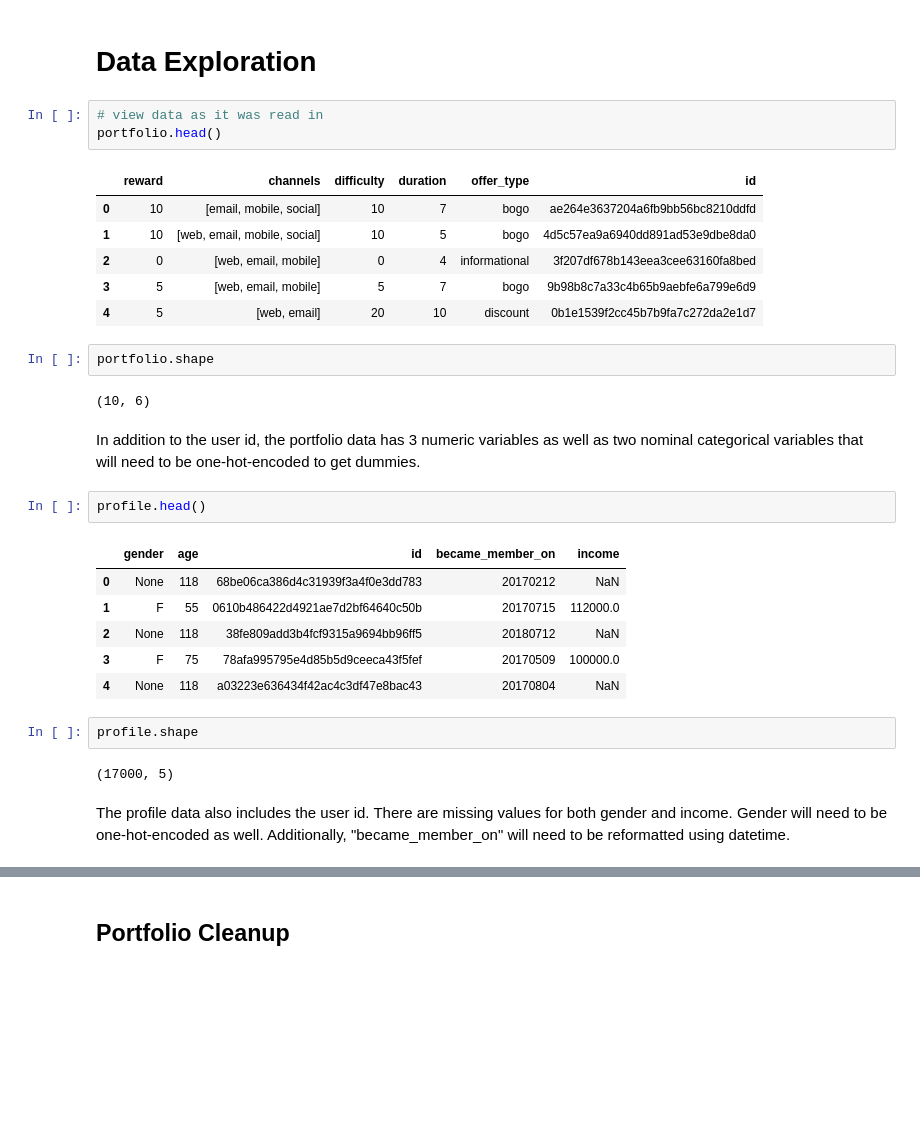
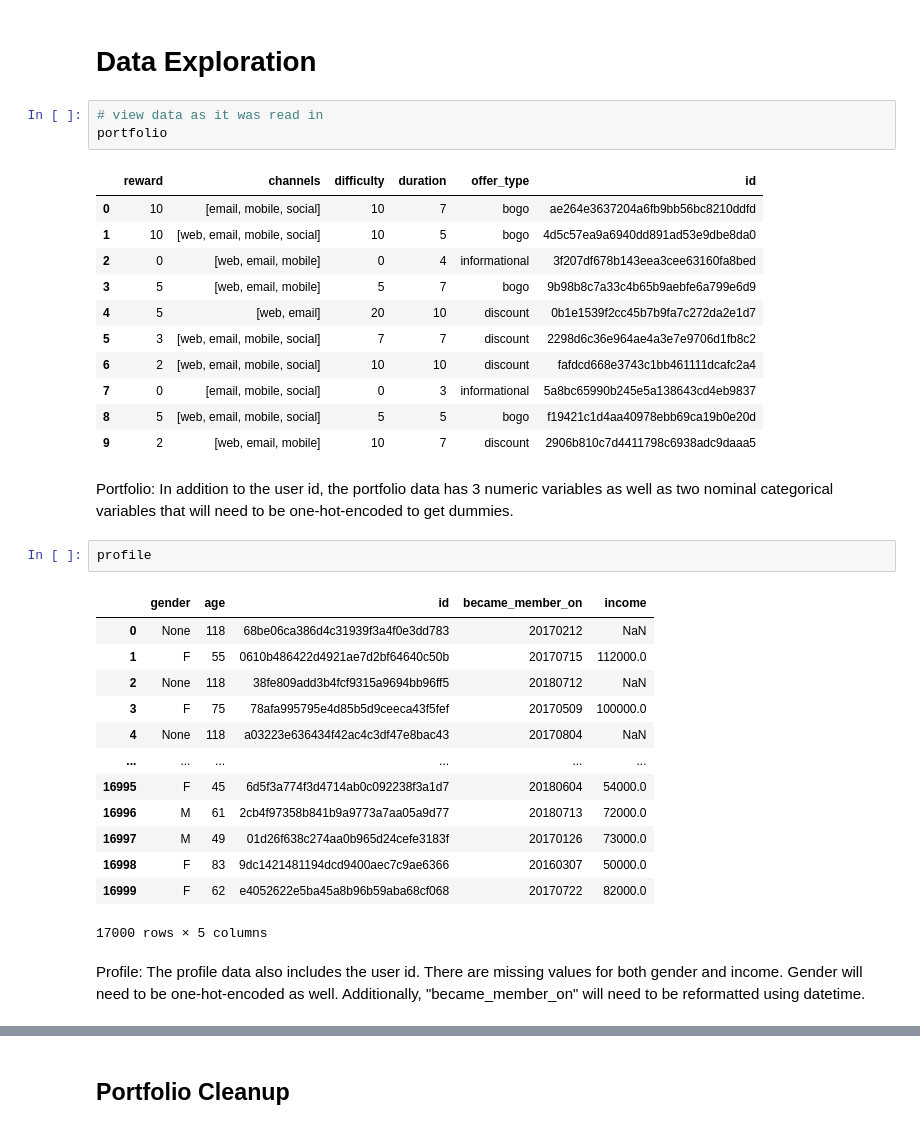
Before and after one commit to mknox0826/Udacity_Capstone_Starbucks, a Jupyter notebook: Starbucks_Capstone_notebook.ipynb, the cells around one changed output, grey strips where cells are left out. Saved outputs shown, nothing was run; the diff lists cells and outputs as text; blank space fills up the shorter version.

```diff
--- a/Starbucks_Capstone_notebook.ipynb
+++ b/Starbucks_Capstone_notebook.ipynb
@@ -97,7 +106,7 @@ transcript = pd.read_json('data/transcript.json', orient='records', lines=True)
 # Data Exploration
 # %%
 # view data as it was read in
-portfolio.head()
+portfolio
 # %% [output]
 |  | reward | channels | difficulty | duration | offer_type | id |
 | 0 | 10 | [email, mobile, social] | 10 | 7 | bogo | ae264e3637204a6fb9bb56bc8210ddfd |
@@ -105,25 +114,29 @@ portfolio.head()
 | 2 | 0 | [web, email, mobile] | 0 | 4 | informational | 3f207df678b143eea3cee63160fa8bed |
 | 3 | 5 | [web, email, mobile] | 5 | 7 | bogo | 9b98b8c7a33c4b65b9aebfe6a799e6d9 |
 | 4 | 5 | [web, email] | 20 | 10 | discount | 0b1e1539f2cc45b7b9fa7c272da2e1d7 |
+| 5 | 3 | [web, email, mobile, social] | 7 | 7 | discount | 2298d6c36e964ae4a3e7e9706d1fb8c2 |
+| 6 | 2 | [web, email, mobile, social] | 10 | 10 | discount | fafdcd668e3743c1bb461111dcafc2a4 |
+| 7 | 0 | [email, mobile, social] | 0 | 3 | informational | 5a8bc65990b245e5a138643cd4eb9837 |
+| 8 | 5 | [web, email, mobile, social] | 5 | 5 | bogo | f19421c1d4aa40978ebb69ca19b0e20d |
+| 9 | 2 | [web, email, mobile] | 10 | 7 | discount | 2906b810c7d4411798c6938adc9daaa5 |
-# %%
-portfolio.shape
-# %% [output]
-(10, 6)
 # %% [markdown]
-In addition to the user id, the portfolio data has 3 numeric variables as well as two nominal categorical variables that will need to be one-hot-encoded to get dummies.
+Portfolio: In addition to the user id, the portfolio data has 3 numeric variables as well as two nominal categorical variables that will need to be one-hot-encoded to get dummies.
 # %%
-profile.head()
+profile
 # %% [output]
 |  | gender | age | id | became_member_on | income |
 | 0 | None | 118 | 68be06ca386d4c31939f3a4f0e3dd783 | 20170212 | NaN |
 | 1 | F | 55 | 0610b486422d4921ae7d2bf64640c50b | 20170715 | 112000.0 |
 | 2 | None | 118 | 38fe809add3b4fcf9315a9694bb96ff5 | 20180712 | NaN |
 | 3 | F | 75 | 78afa995795e4d85b5d9ceeca43f5fef | 20170509 | 100000.0 |
 | 4 | None | 118 | a03223e636434f42ac4c3df47e8bac43 | 20170804 | NaN |
+| ... | ... | ... | ... | ... | ... |
+| 16995 | F | 45 | 6d5f3a774f3d4714ab0c092238f3a1d7 | 20180604 | 54000.0 |
+| 16996 | M | 61 | 2cb4f97358b841b9a9773a7aa05a9d77 | 20180713 | 72000.0 |
+| 16997 | M | 49 | 01d26f638c274aa0b965d24cefe3183f | 20170126 | 73000.0 |
+| 16998 | F | 83 | 9dc1421481194dcd9400aec7c9ae6366 | 20160307 | 50000.0 |
+| 16999 | F | 62 | e4052622e5ba45a8b96b59aba68cf068 | 20170722 | 82000.0 |
+17000 rows × 5 columns
-# %%
-profile.shape
-# %% [output]
-(17000, 5)
 # %% [markdown]
-The profile data also includes the user id. There are missing values for both gender and income. Gender will need to be one-hot-encoded as well. Additionally, "became_member_on" will need to be reformatted using datetime.
+Profile: The profile data also includes the user id. There are missing values for both gender and income. Gender will need to be one-hot-encoded as well. Additionally, "became_member_on" will need to be reformatted using datetime.
 # %%
```
Also changed, not shown: parts of 18 cells of this notebook, 2 other files.
